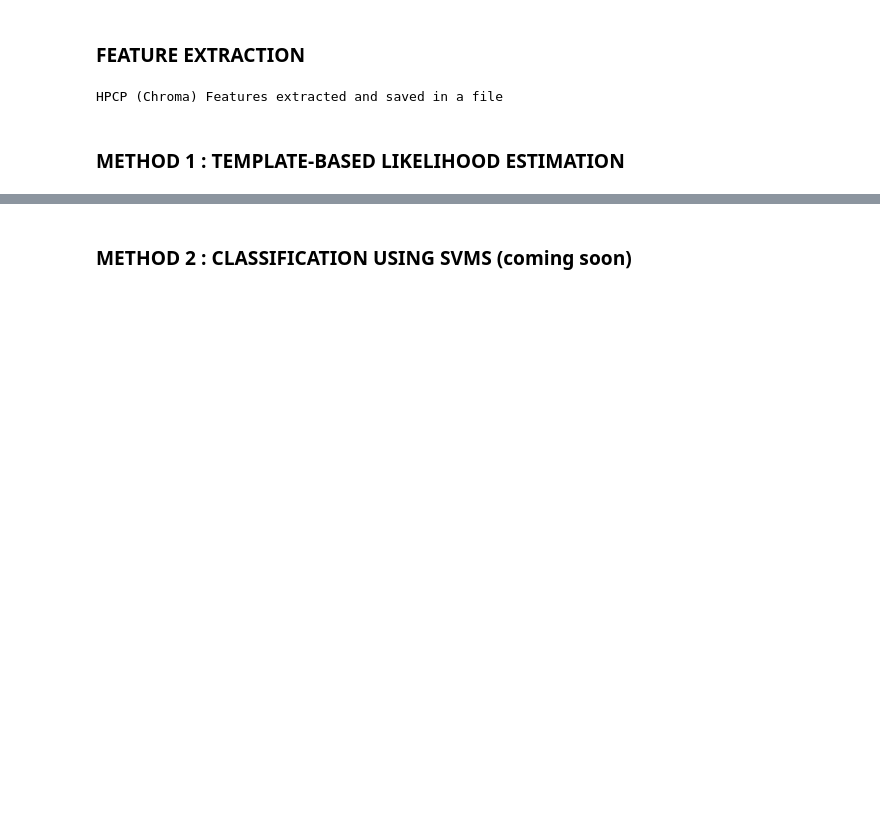
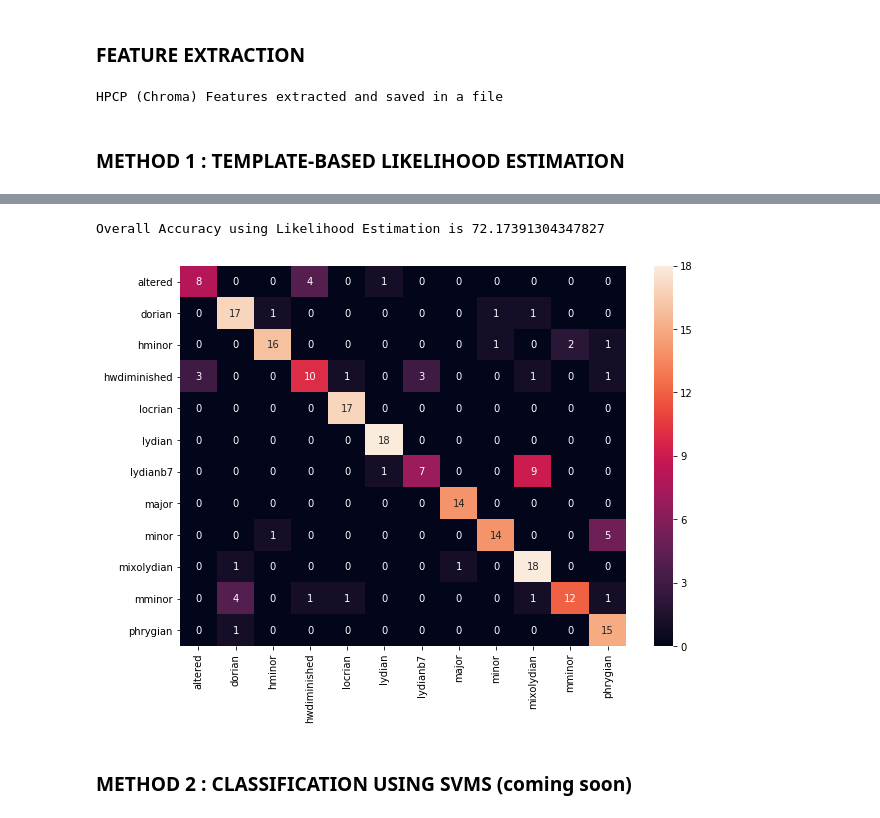
Before and after one commit to emirdemirel/Chord-ScaleDetection, a Jupyter notebook: Chord-Scale_Detection_PART1.ipynb, the cells around one changed output, grey strips where cells are left out. Cells and saved outputs as stored; diff of their text form; code cells hidden in the pictures; blank space fills up the shorter version.

```diff
--- a/Chord-Scale_Detection_PART1.ipynb
+++ b/Chord-Scale_Detection_PART1.ipynb
@@ -164,3 +164,13 @@ Maximum Likeliest Scale of Phrase : minor    with likeliest : 0.0954196625579
+# %%
+LikelihoodMethod = 2 ### 1 - Weiss (2014) method (multiplicative approach), 2 - Demirel method (additive approach)
+
+overall_accuracy = Classification_Likelihood(dataDictionary,ScaleTemplates,LikelihoodMethod)
+print('Overall Accuracy using Likelihood Estimation is ' + str(overall_accuracy))
+
+VisualizeConfusionMatrix_Likelihood(dataDictionary,ScaleTemplates)
+# %% [output]
+Overall Accuracy using Likelihood Estimation is 72.17391304347827
+[figure, added]
 # %% [markdown]
 ### METHOD 2 : CLASSIFICATION USING SVMS (coming soon)
 # %%
```
Also changed, not shown: parts of 4 cells of this notebook.
